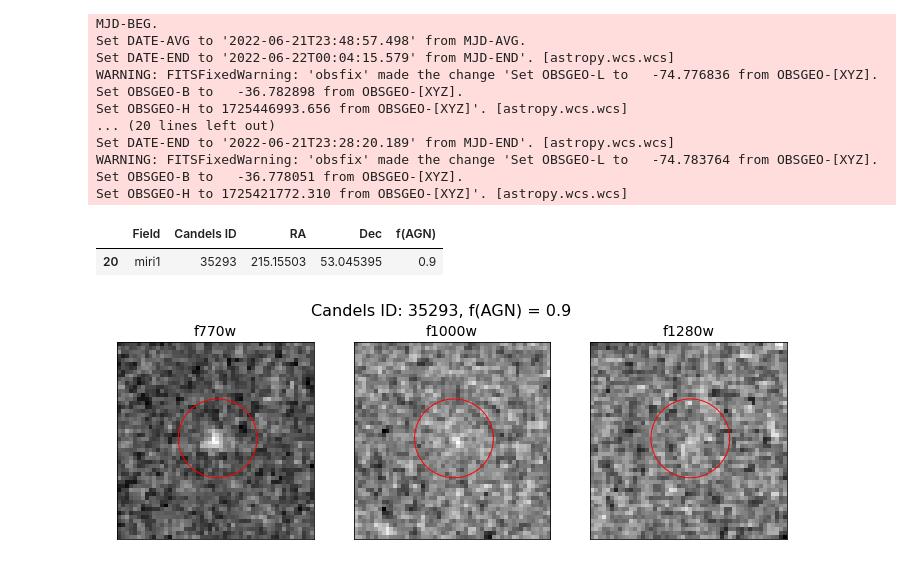
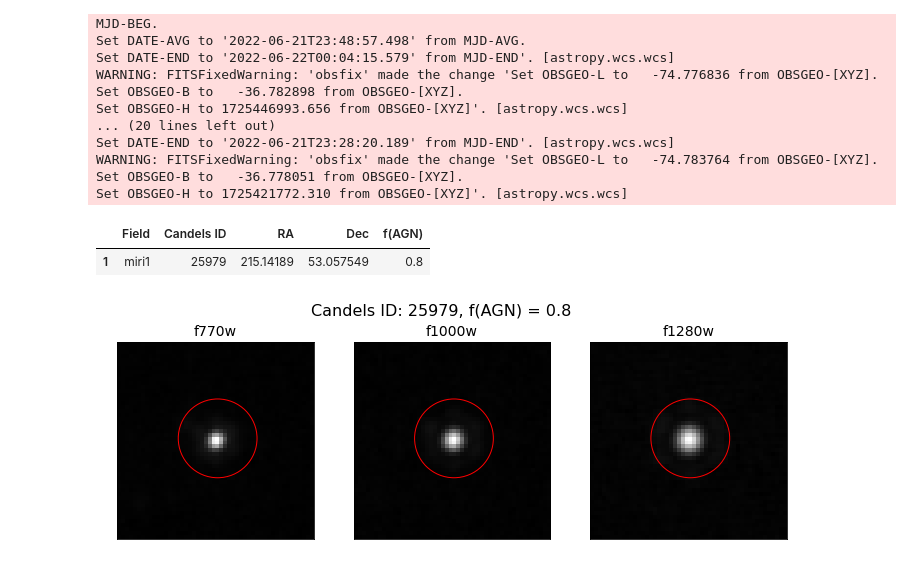
Before and after one commit to parallax-xallaraq/AGNerds, a Jupyter notebook: JWST_AGN_proj2/ImgCuts_AAS_forDrK.ipynb, the cells around one changed output. Cells and saved outputs as stored; diff of their text form; code cells hidden in the pictures.

```diff
--- a/JWST_AGN_proj2/ImgCuts_AAS_forDrK.ipynb
+++ b/JWST_AGN_proj2/ImgCuts_AAS_forDrK.ipynb
@@ -15,6 +15,7 @@ import  matplotlib.pyplot as plt
 
 ## file paths
 path_catalogs = 'C:\\Users\\polar\\OneDrive - The University of Kansas\\AGNerds\\Catalogs'
+path_cutouts = 'C:\\Users\\polar\\OneDrive - The University of Kansas\\AGNerds\\AGNerds\\JWST_AGN_proj2\\Cutouts'
 # %%
 # read file to get agn info
 df_agn = pd.read_csv(path_catalogs+'\\AGN_candidates.txt', sep=',')
@@ -118,7 +119,8 @@ def MakePlotOfSrc(
     data1, data2, data3,   # image data
     useNorm=None,   # normalization percent interval
     showGrid=False,
-    dl=50   # cutout size
+    dl=50,  # cutout size
+    fileName=''     # name and path of file to save to
 ):
     # image cutout
     cutout1 = GetCutout(ra,dec,wcs1,data1)
@@ -145,9 +147,18 @@ def MakePlotOfSrc(
 
     # labels
     fig.suptitle('Candels ID: '+str(id)+', f(AGN) = '+str(fagn), fontsize=16)
+
+    if(fileName):
+        # save
+        plt.savefig(    fileName,
+                        bbox_inches ="tight",
+                        pad_inches=0.05,
+                        facecolor='w',
+                        edgecolor='w'
+        )
 # %%
 # example source
-i = 20
+i = 1
 ra  = df_agn.at[i,"RA"]
 dec = df_agn.at[i,"Dec"]
 id  = df_agn.at[i,"Candels ID"]
@@ -155,21 +166,22 @@ fagn = df_agn.at[i,"f(AGN)"]
 display(df_agn.iloc[[i]])
 # %% [output]
 |  | Field | Candels ID | RA | Dec | f(AGN) |
-| 20 | miri1 | 35293 | 215.15503 | 53.045395 | 0.9 |
+| 1 | miri1 | 25979 | 215.14189 | 53.057549 | 0.8 |
 # %%
 # miri 1
 # # i must be for miri 1 src
 MakePlotOfSrc(
     ra,
     dec,
     id,
     fagn,
     wcs_cm1_f770w, wcs_cm1_f1000w, wcs_cm1_f1280w,
     data_cm1_f770w, data_cm1_f1000w, data_cm1_f1280w,
-    # useNorm=98
+    # useNorm=98,
+    fileName=path_cutouts+'\\test1.png'
 )
 # %% [output]
-[figure, old version]
+[figure, new version]
 # %%
 # # miri 2
 # # i must be for miri 2 src
```
Also changed, not shown: 1 other file.
